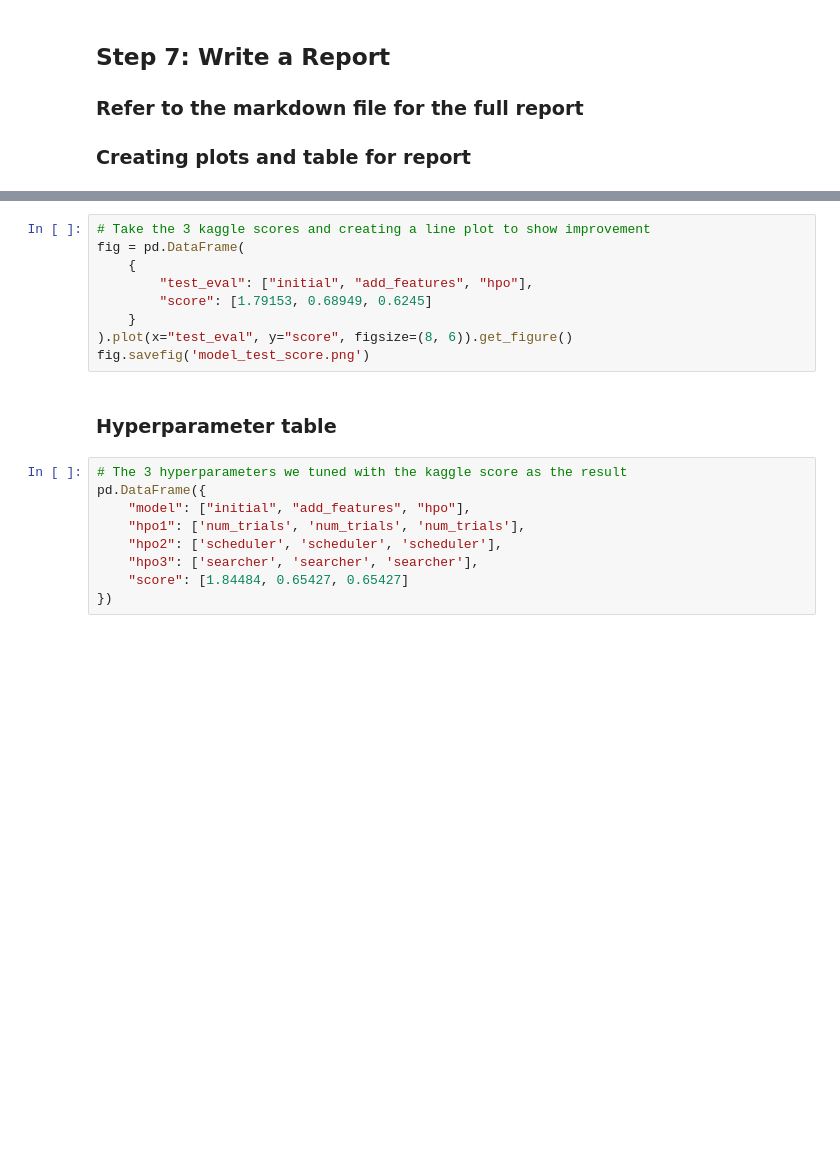
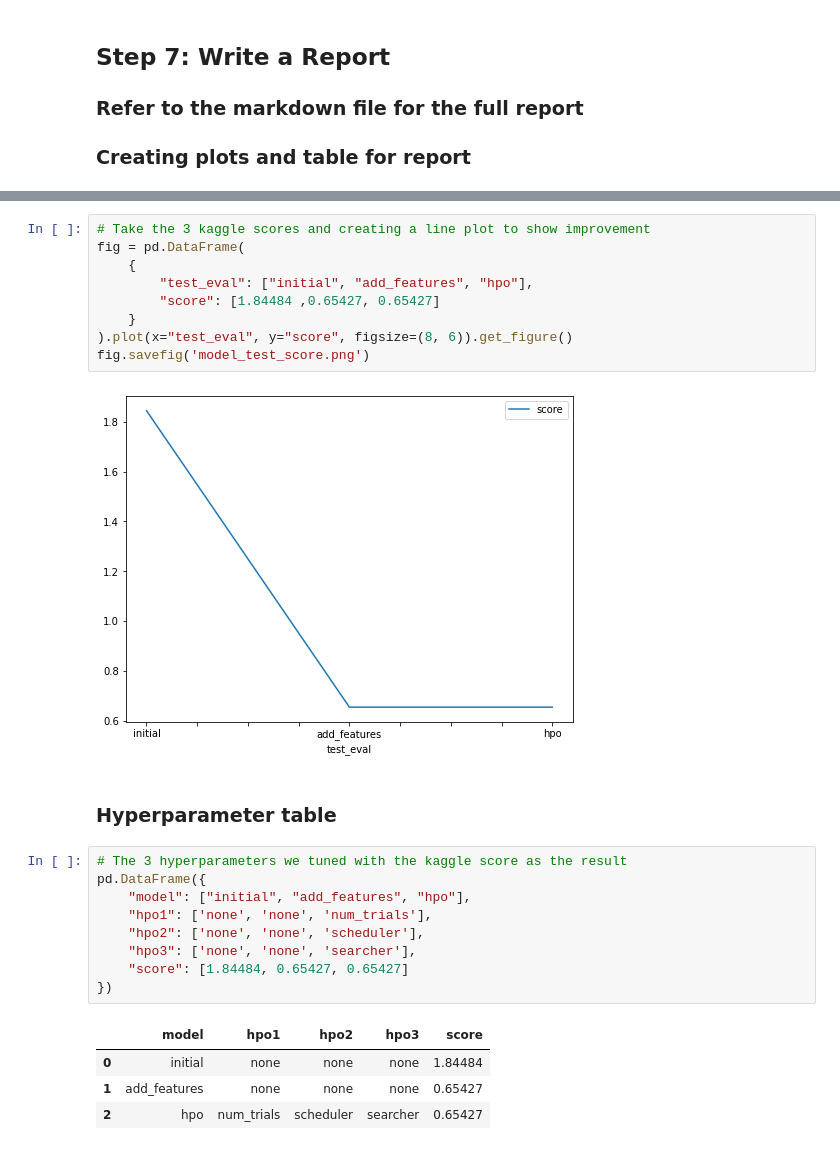
Before and after one commit to edidiongaligbe/cd0385-project-starter, a Jupyter notebook: project/project-template.ipynb, the cells around one changed output, grey strips where cells are left out. Saved outputs shown, nothing was run; the diff lists cells and outputs as text; blank space fills up the shorter version.

```diff
--- a/project/project-template.ipynb
+++ b/project/project-template.ipynb
@@ -525,20 +599,27 @@ fig.savefig('model_train_score.png')
 # %%
 # Take the 3 kaggle scores and creating a line plot to show improvement
 fig = pd.DataFrame(
     {
         "test_eval": ["initial", "add_features", "hpo"],
-        "score": [1.79153, 0.68949, 0.6245]
+        "score": [1.84484 ,0.65427, 0.65427]
     }
 ).plot(x="test_eval", y="score", figsize=(8, 6)).get_figure()
 fig.savefig('model_test_score.png')
+# %% [output]
+[figure, added]
 # %% [markdown]
 ### Hyperparameter table
 # %%
 # The 3 hyperparameters we tuned with the kaggle score as the result
 pd.DataFrame({
     "model": ["initial", "add_features", "hpo"],
-    "hpo1": ['num_trials', 'num_trials', 'num_trials'],
-    "hpo2": ['scheduler', 'scheduler', 'scheduler'],
-    "hpo3": ['searcher', 'searcher', 'searcher'],
+    "hpo1": ['none', 'none', 'num_trials'],
+    "hpo2": ['none', 'none', 'scheduler'],
+    "hpo3": ['none', 'none', 'searcher'],
     "score": [1.84484, 0.65427, 0.65427]
 })
+# %% [output]
+|  | model | hpo1 | hpo2 | hpo3 | score |
+| 0 | initial | none | none | none | 1.84484 |
+| 1 | add_features | none | none | none | 0.65427 |
+| 2 | hpo | num_trials | scheduler | searcher | 0.65427 |
```
Also changed, not shown: parts of 14 cells of this notebook, 1 other file.
